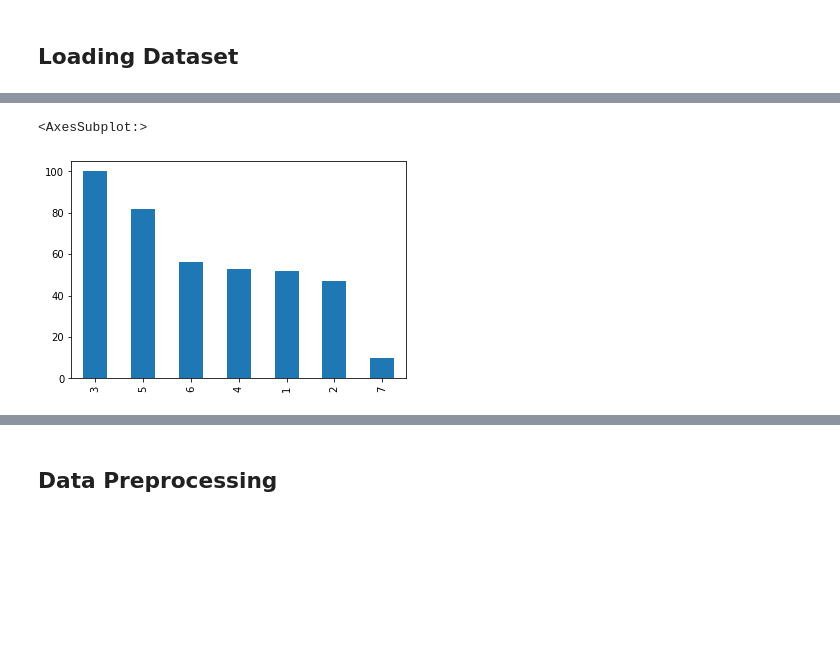
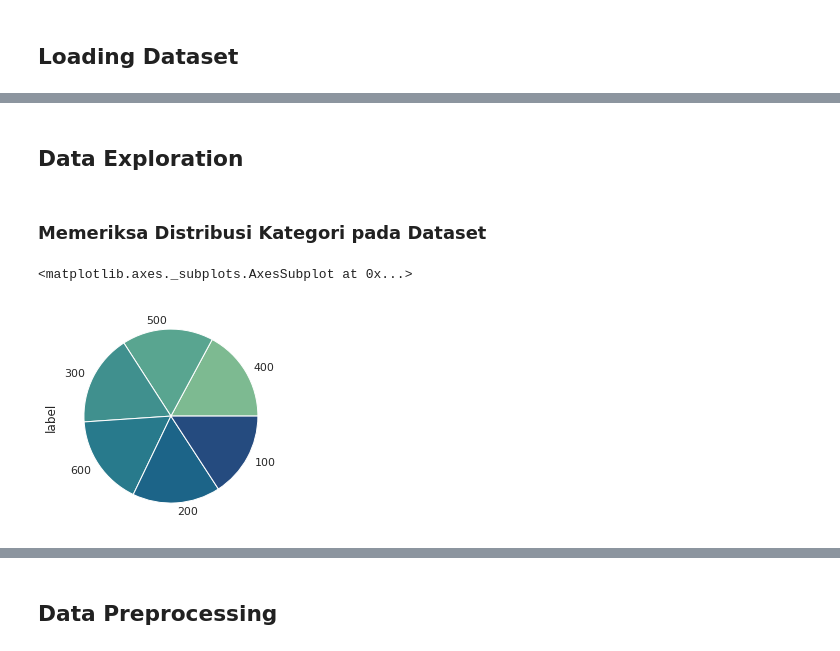
Before and after one commit to hollyyph/TiroidBot, a Jupyter notebook: IF5172_Experiment.ipynb, the cells around one changed output, grey strips where cells are left out. Saved outputs shown, nothing was run; the diff lists cells and outputs as text; code cells hidden in the pictures; blank space fills up the shorter version.

```diff
--- a/IF5172_Experiment.ipynb
+++ b/IF5172_Experiment.ipynb
@@ -50,7 +41,11 @@ from nltk.corpus import stopwords
 [nltk_data]   Package punkt is already up-to-date!
+# %%
+import seaborn as sns
+sns.set_theme(palette='crest')
 # %% [markdown]
 ## Loading Dataset
 # %%
-df = pd.read_csv('dataset.csv')
+df = pd.read_csv('/content/dataset.csv')
+print(len(df))
 df.head()
 # %% [output]
@@ -63,6 +71,10 @@ df.head()
+# %% [markdown]
+## Data Exploration
+# %% [markdown]
+### Memeriksa Distribusi Kategori pada Dataset
 # %%
 # Summary
-df['label'].value_counts().plot(kind='bar')
+df['label'].value_counts().plot(kind='pie')
 # %% [output]
-<AxesSubplot:>
+<matplotlib.axes._subplots.AxesSubplot at 0x...>
-[figure, old version]
+[figure, new version]
```
Also changed, not shown: parts of 73 cells of this notebook, 1 other file.
